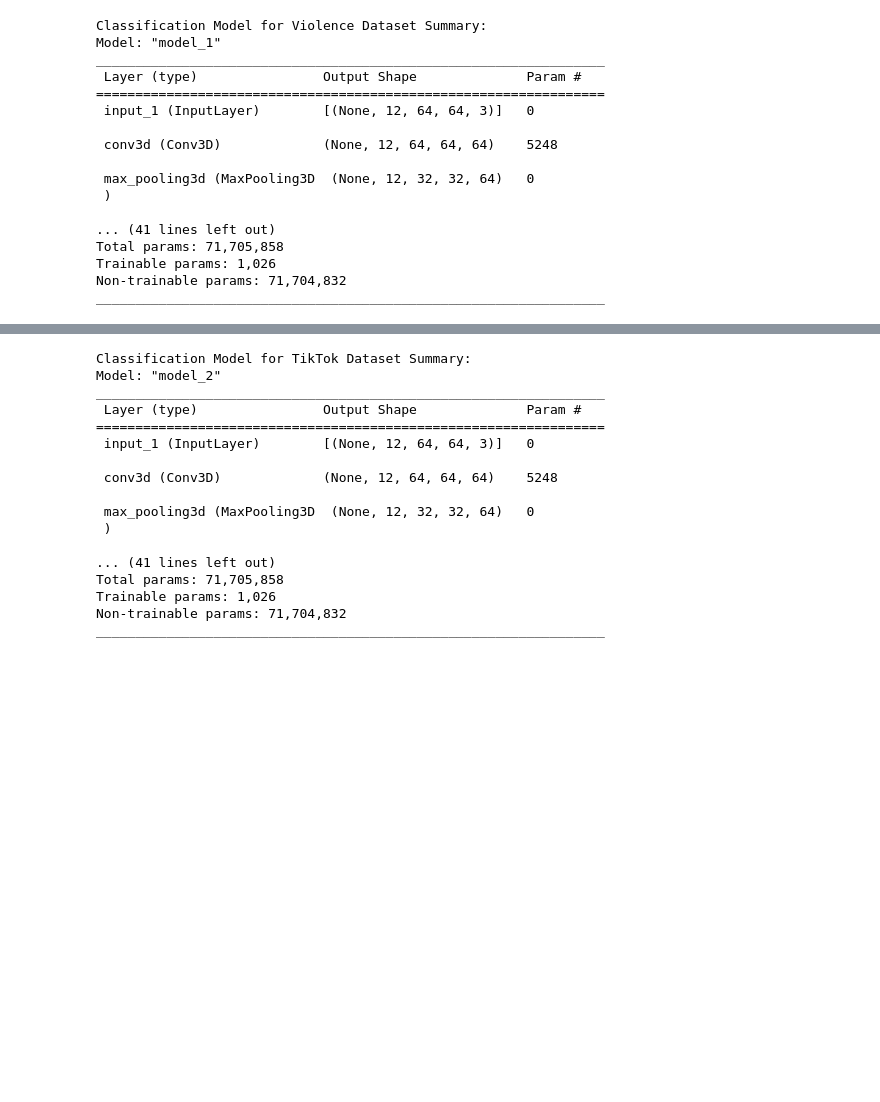
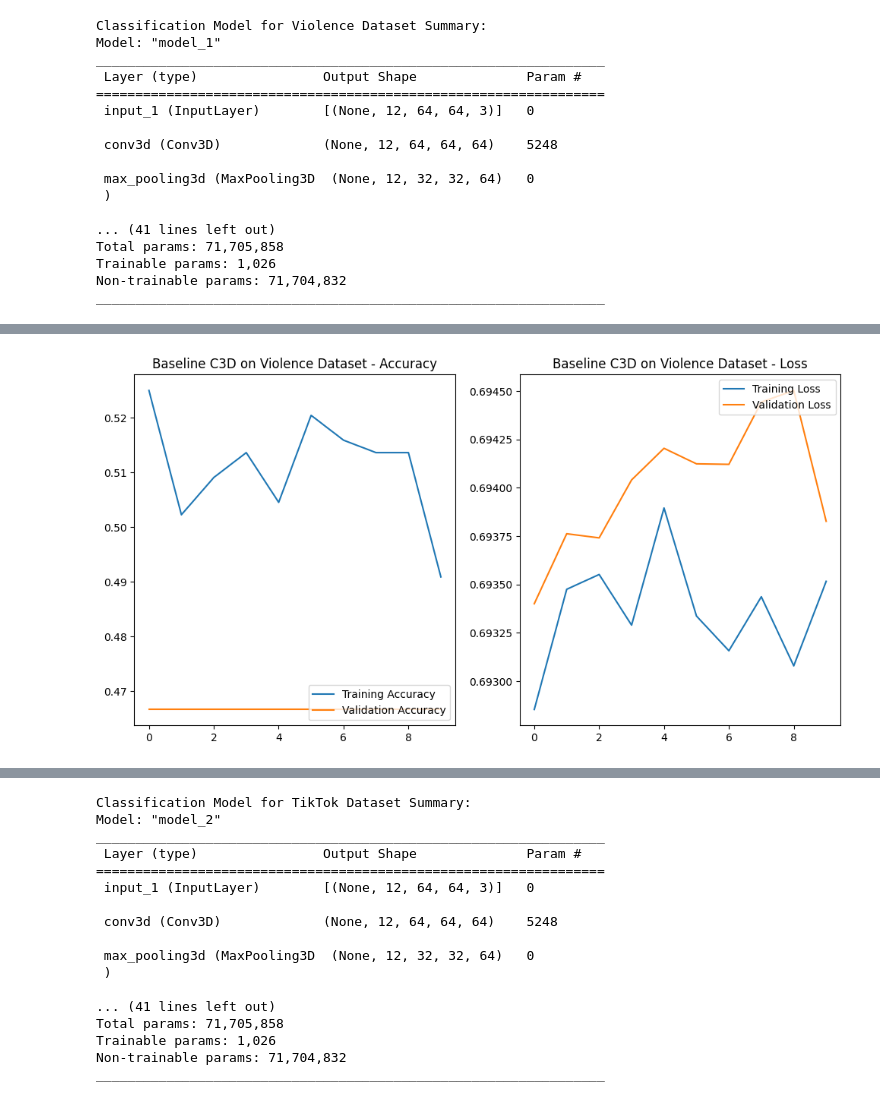
Before and after one commit to kmock930/Autism-Diagnosis-Transfer-Learning, a Jupyter notebook: main.ipynb, the cells around one changed output, grey strips where cells are left out. Cells and saved outputs as stored; diff of their text form; code cells hidden in the pictures; blank space fills up the shorter version.

```diff
--- a/main.ipynb
+++ b/main.ipynb
@@ -158,6 +170,6 @@ tiktok_test_generator = VideoDataGenerator(
 # %%
-# Load the model
-base_model = load_c3d_model(input_shape=input_shape, feature_dim=feature_dim)
-print("Base Model Summary:")
-base_model.summary()
+# Load the base C3D model
+base_model_c3d = load_c3d_model(input_shape=input_shape, feature_dim=feature_dim)
+print("Base C3D Model Summary:")
+base_model_c3d.summary()
 # %% [output]
@@ -179,17 +191,21 @@ Trainable params: 71,704,832
 Non-trainable params: 0
 _________________________________________________________________
 # %%
+# Create classification model
 def create_classification_model(base_model, num_classes):
+    """Create a classification model by adding a dense layer on top of base_model."""
     features = base_model.output
     outputs = layers.Dense(num_classes, activation='softmax')(features)
     model = models.Model(inputs=base_model.input, outputs=outputs)
     return model
 # %%
-classification_model_violence = create_classification_model(base_model, num_classes)
-# 冻结基础模型的参数
+# Classification model for Violence dataset
+classification_model_violence = create_classification_model(base_model_c3d, num_classes)
+# Freeze base model layers
 for layer in classification_model_violence.layers[:-1]:
     layer.trainable = False
 
+# Compile the model
 classification_model_violence.compile(
     loss=losses.SparseCategoricalCrossentropy(),
     optimizer=optimizers.Adam(learning_rate=learning_rate),
@@ -241,0 +272,27 @@ Violence Dataset - Test Loss: 0.6929368376731873, Test Accuracy: 0.5357142686843
+# %%
+# Plot training & validation accuracy and loss
+def plot_history(history, title):
+    """Plot training and validation accuracy and loss."""
+    acc = history.history['sparse_categorical_accuracy']
+    val_acc = history.history['val_sparse_categorical_accuracy']
+    loss = history.history['loss']
+    val_loss = history.history['val_loss']
+    epochs_range = range(len(acc))
+
+    plt.figure(figsize=(12, 6))
+    plt.subplot(1, 2, 1)
+    plt.plot(epochs_range, acc, label='Training Accuracy')
+    plt.plot(epochs_range, val_acc, label='Validation Accuracy')
+    plt.legend(loc='lower right')
+    plt.title(f'{title} - Accuracy')
+
+    plt.subplot(1, 2, 2)
+    plt.plot(epochs_range, loss, label='Training Loss')
+    plt.plot(epochs_range, val_loss, label='Validation Loss')
+    plt.legend(loc='upper right')
+    plt.title(f'{title} - Loss')
+    plt.show()
+# %%
+plot_history(history_violence, 'Baseline C3D on Violence Dataset')
+# %% [output]
+[figure, added]
```
Also changed, not shown: parts of 72 cells of this notebook, 2 other files.
